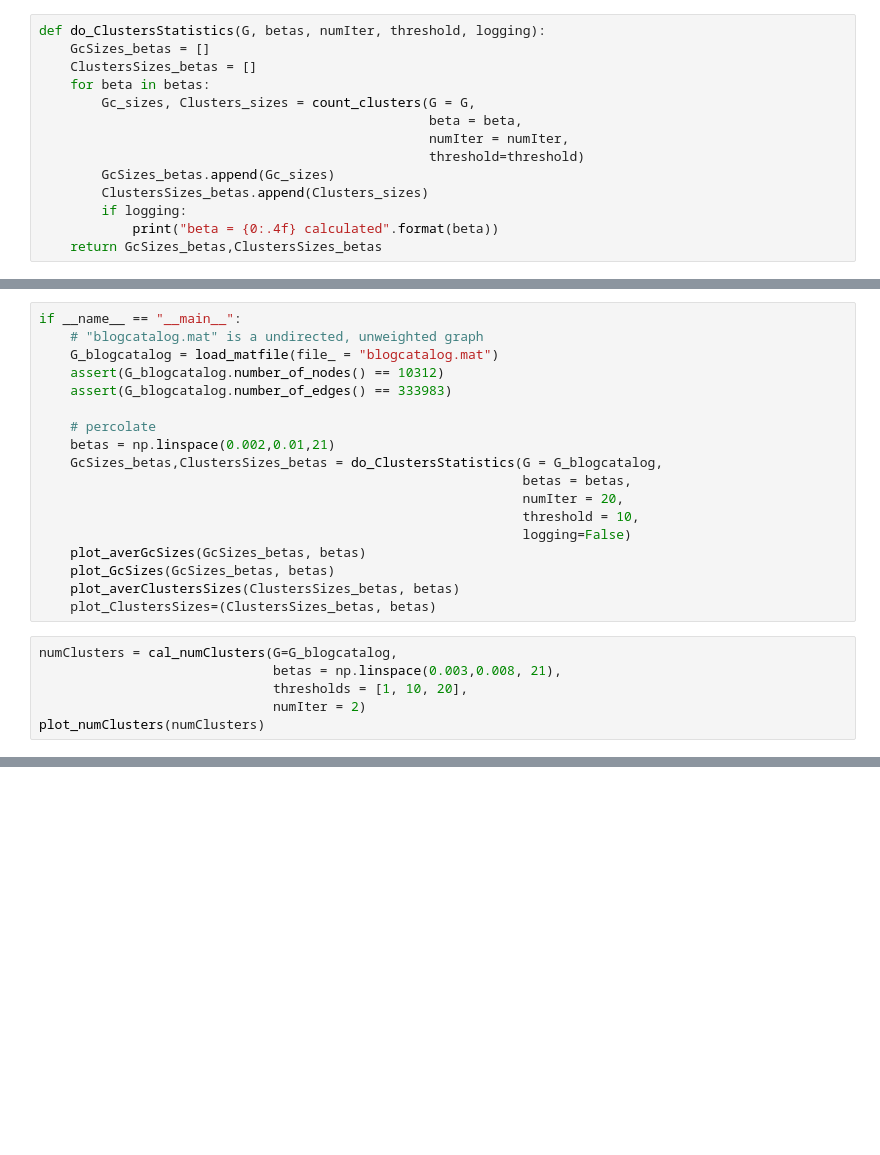
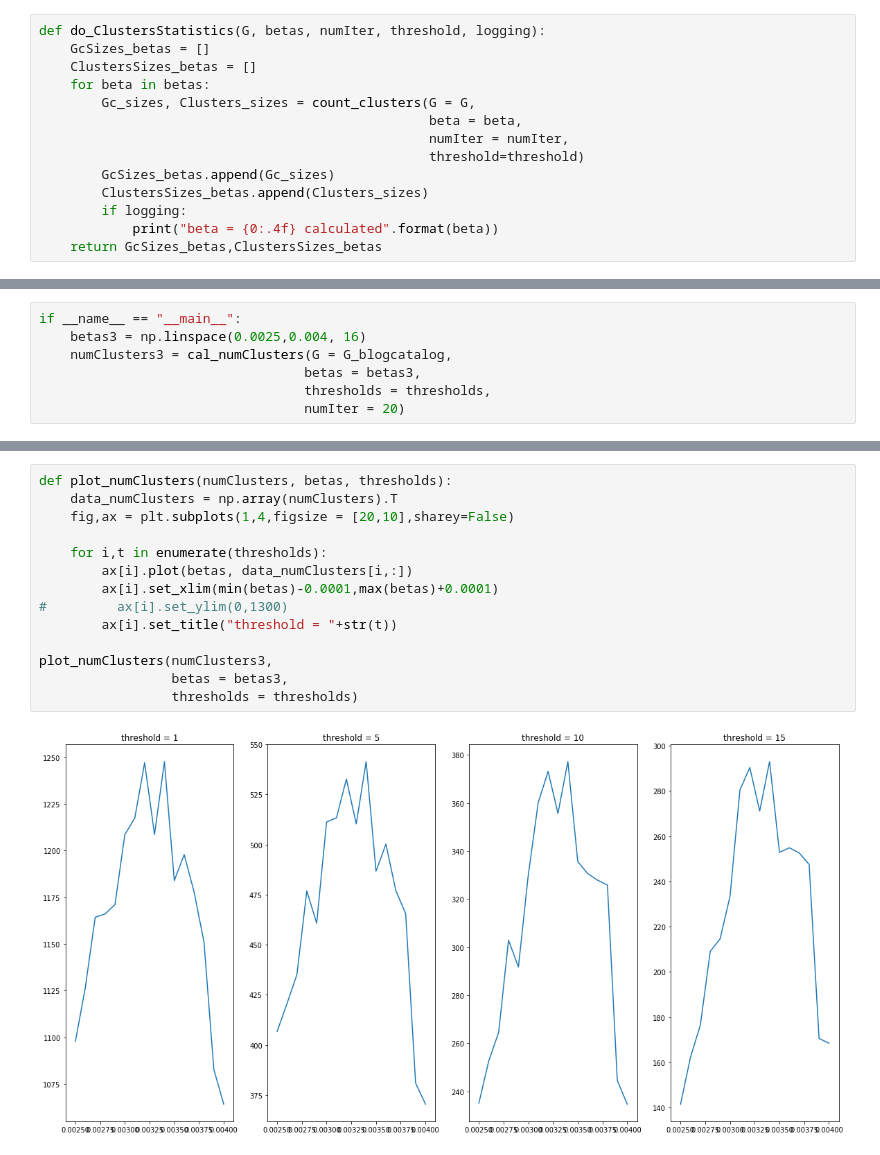
Before and after one commit to PurpleCornflakes/Percolation_NodeEmbedding, a Jupyter notebook: Percolation.ipynb, the cells around one changed output, grey strips where cells are left out. Drawn from its saved outputs; the diff is of its cells as text; blank space fills up the shorter version.

```diff
--- a/Percolation.ipynb
+++ b/Percolation.ipynb
@@ -150,24 +190,7 @@ def plot_numClusters(numClusters):
-# %%
-if __name__ == "__main__":
-    # "blogcatalog.mat" is a undirected, unweighted graph
-    G_blogcatalog = load_matfile(file_ = "blogcatalog.mat")
-    assert(G_blogcatalog.number_of_nodes() == 10312)
-    assert(G_blogcatalog.number_of_edges() == 333983)
-
-    # percolate
-    betas = np.linspace(0.002,0.01,21)
-    GcSizes_betas,ClustersSizes_betas = do_ClustersStatistics(G = G_blogcatalog,
-                                                              betas = betas,
-                                                              numIter = 20,
-                                                              threshold = 10,
-                                                              logging=False)
-    plot_averGcSizes(GcSizes_betas, betas)
-    plot_GcSizes(GcSizes_betas, betas)
-    plot_averClustersSizes(ClustersSizes_betas, betas)
-    plot_ClustersSizes=(ClustersSizes_betas, betas)
-# %%
-numClusters = cal_numClusters(G=G_blogcatalog,
-                              betas = np.linspace(0.003,0.008, 21),
-                              thresholds = [1, 10, 20],
-                              numIter = 2)
-plot_numClusters(numClusters)
+# %%
+if __name__ == "__main__":
+    betas3 = np.linspace(0.0025,0.004, 16)
+    numClusters3 = cal_numClusters(G = G_blogcatalog,
+                                  betas = betas3,
+                                  thresholds = thresholds,
+                                  numIter = 20)
@@ -173,0 +218,16 @@ plot_numClusters(numClusters)
+# %%
+def plot_numClusters(numClusters, betas, thresholds):
+    data_numClusters = np.array(numClusters).T
+    fig,ax = plt.subplots(1,4,figsize = [20,10],sharey=False)
+
+    for i,t in enumerate(thresholds):
+        ax[i].plot(betas, data_numClusters[i,:])
+        ax[i].set_xlim(min(betas)-0.0001,max(betas)+0.0001)
+#         ax[i].set_ylim(0,1300)
+        ax[i].set_title("threshold = "+str(t))
+
+plot_numClusters(numClusters3,
+                 betas = betas3,
+                 thresholds = thresholds)
+# %% [output]
+[figure, added]
```
Also changed, not shown: parts of 16 cells of this notebook, 5 other files.
